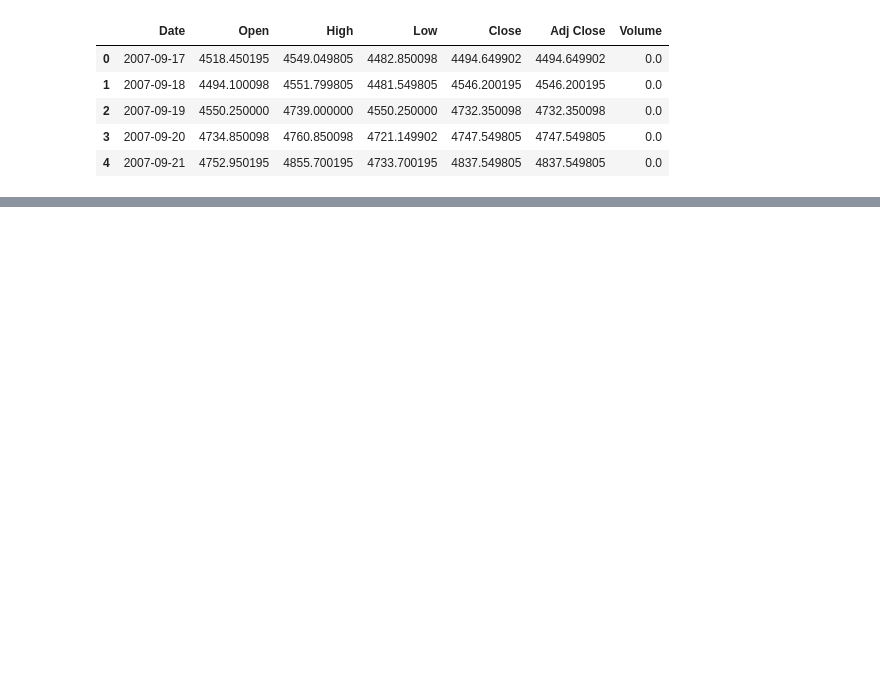
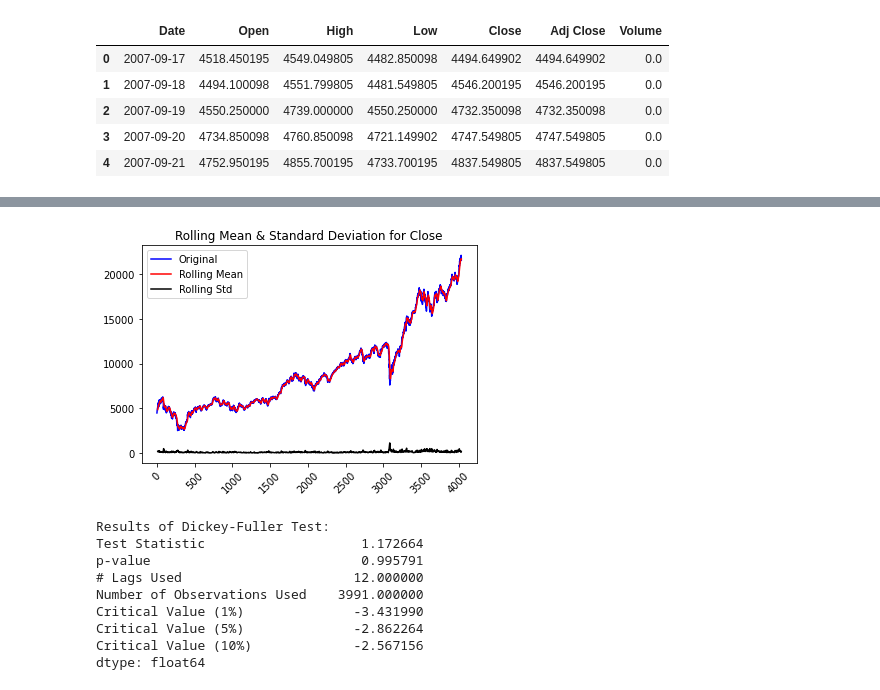
Before and after one commit to dipghoshraj/Algos, a Jupyter notebook: research/NSEI_V2.ipynb, the cells around one changed output, grey strips where cells are left out. Cells and saved outputs as stored; diff of their text form; code cells hidden in the pictures; blank space fills up the shorter version.

```diff
--- a/research/NSEI_V2.ipynb
+++ b/research/NSEI_V2.ipynb
@@ -8 +8,4 @@ stock = pd.read_csv(filename + '.csv')
+# %%
+df['Date'] = pd.to_datetime(df['Date'])
+df = df.sort_values(['Date'])
 # %%
@@ -14,3 +17,5 @@ stock.head(5)
 | 2 | 2007-09-19 | 4550.250000 | 4739.000000 | 4550.250000 | 4732.350098 | 4732.350098 | 0.0 |
 | 3 | 2007-09-20 | 4734.850098 | 4760.850098 | 4721.149902 | 4747.549805 | 4747.549805 | 0.0 |
 | 4 | 2007-09-21 | 4752.950195 | 4855.700195 | 4733.700195 | 4837.549805 | 4837.549805 | 0.0 |
+# %%
+df = df[(df['Date'].dt.dayofweek !=5) &(df['Date'].dt.dayofweek) !=6]
@@ -16,0 +31,4 @@ stock.head(5)
+# %%
+df = df.dropna(axis=0, how='all', subset=df.columns[1:])
+# %%
+df = df.sort_values(['Date'])
@@ -16,0 +83,13 @@ stock.head(5)
+# %%
+test_stationarity(df, "Close")
+# %% [output]
+[figure, added]
+Results of Dickey-Fuller Test:
+Test Statistic                    1.172664
+p-value                           0.995791
+# Lags Used                      12.000000
+Number of Observations Used    3991.000000
+Critical Value (1%)              -3.431990
+Critical Value (5%)              -2.862264
+Critical Value (10%)             -2.567156
+dtype: float64
```
Also changed, not shown: parts of 24 cells of this notebook, 1 other file.
